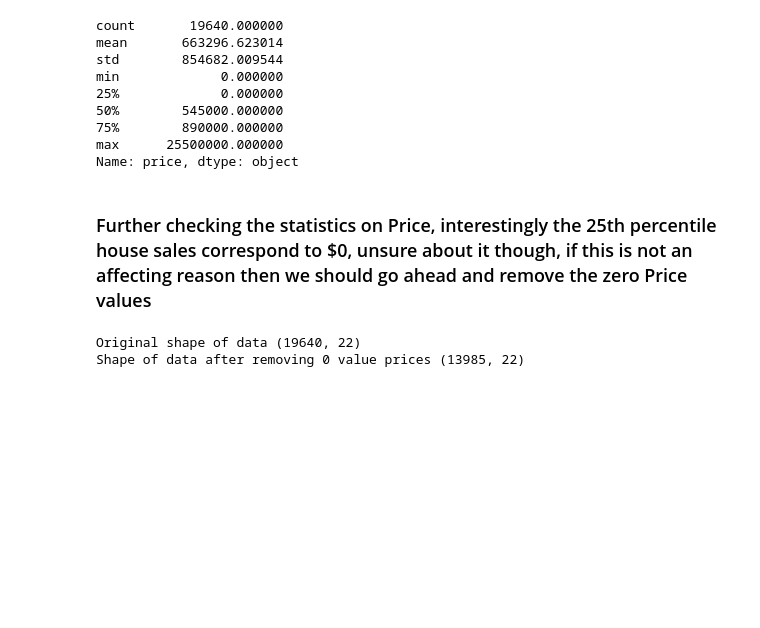
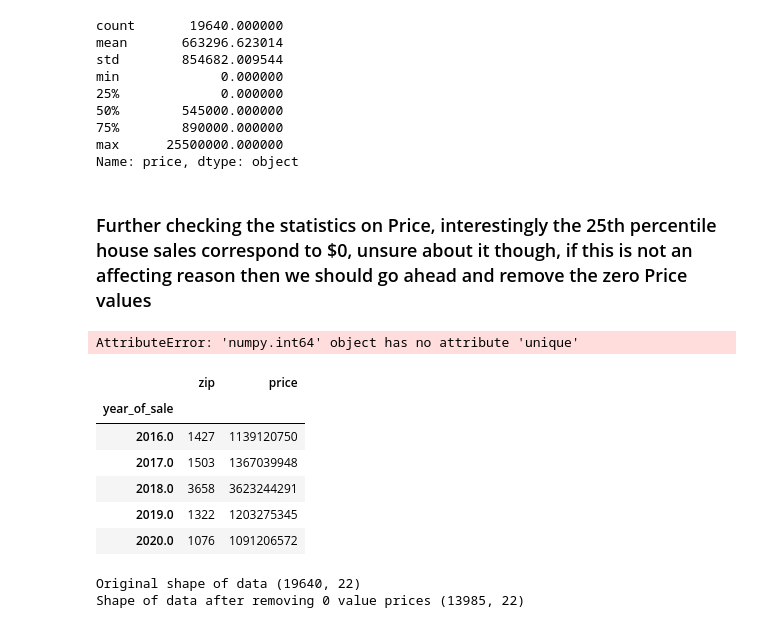
Before and after one commit to nipunikajain/Housing_Price_Prediction_OOP, a Jupyter notebook: Housing_price.ipynb, the cells around one changed output. Drawn from its saved outputs; the diff is of its cells as text; code cells hidden in the pictures; blank space fills up the shorter version.

```diff
--- a/Housing_price.ipynb
+++ b/Housing_price.ipynb
@@ -64,3 +72,19 @@ Name: price, dtype: object
 ### Further checking the statistics on Price, interestingly the 25th percentile house sales correspond to $0, unsure about it though, if this is not an affecting reason then we should go ahead and remove the zero Price values
 # %%
 data_non_zero = data[data.price > 0]
+# %%
+data_non_zero['zip'].nunique()
+# %% [output]
+AttributeError: 'numpy.int64' object has no attribute 'unique'
+# %%
+data_f_zip = data_non_zero.groupby(['year_of_sale']).agg({'zip':'count','price':'sum'})
+
+data_f_zip
+# %% [output]
+|  | zip | price |
+| year_of_sale |  |  |
+| 2016.0 | 1427 | 1139120750 |
+| 2017.0 | 1503 | 1367039948 |
+| 2018.0 | 3658 | 3623244291 |
+| 2019.0 | 1322 | 1203275345 |
+| 2020.0 | 1076 | 1091206572 |
```
Also changed, not shown: parts of 2 cells of this notebook, 4 other files.
